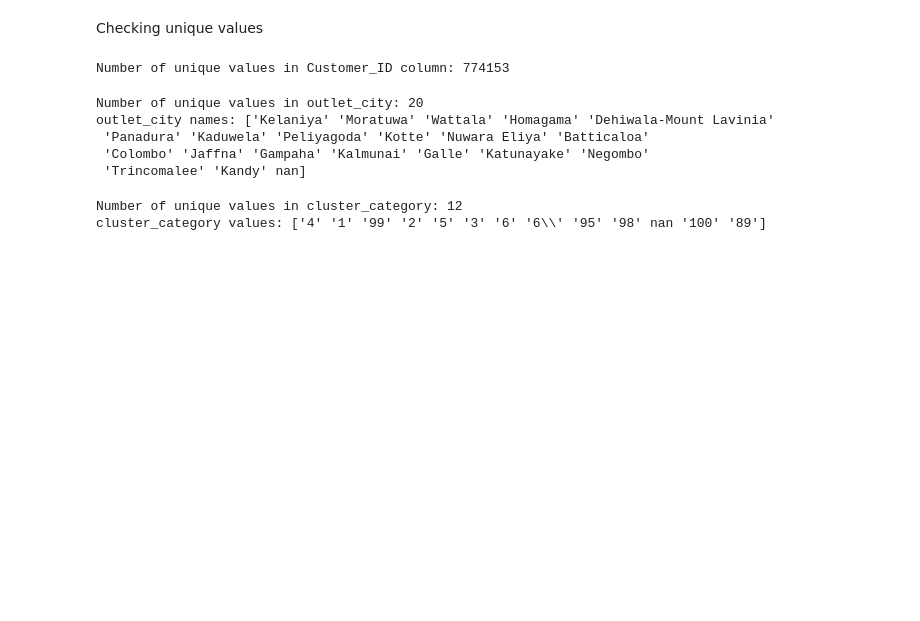
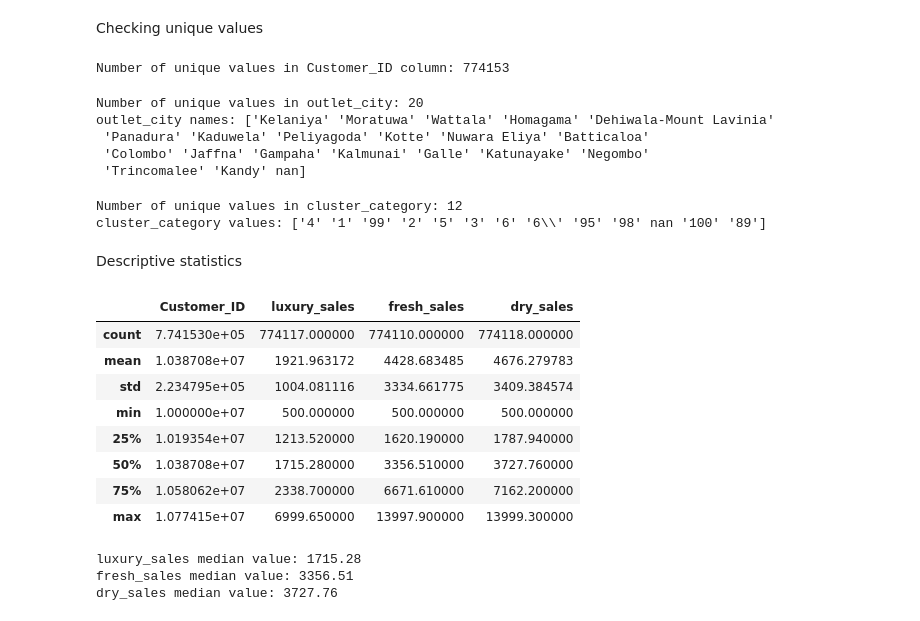
Before and after one commit to Krishnadayal/Data-Science-Project-Lifecycle, a Jupyter notebook: Finalised_Train.ipynb, the cells around one changed output. Drawn from its saved outputs; the diff is of its cells as text; code cells hidden in the pictures; blank space fills up the shorter version.

```diff
--- a/Finalised_Train.ipynb
+++ b/Finalised_Train.ipynb
@@ -325,3 +325,25 @@ print(f"cluster_category values: {train_data['cluster_catgeory'].unique()}")
 # %% [output]
 Number of unique values in cluster_category: 12
 cluster_category values: ['4' '1' '99' '2' '5' '3' '6' '6\\' '95' '98' nan '100' '89']
+# %% [markdown]
+Descriptive statistics
+# %%
+train_data.describe()
+# %% [output]
+|  | Customer_ID | luxury_sales | fresh_sales | dry_sales |
+| count | 7.741530e+05 | 774117.000000 | 774110.000000 | 774118.000000 |
+| mean | 1.038708e+07 | 1921.963172 | 4428.683485 | 4676.279783 |
+| std | 2.234795e+05 | 1004.081116 | 3334.661775 | 3409.384574 |
+| min | 1.000000e+07 | 500.000000 | 500.000000 | 500.000000 |
+| 25% | 1.019354e+07 | 1213.520000 | 1620.190000 | 1787.940000 |
+| 50% | 1.038708e+07 | 1715.280000 | 3356.510000 | 3727.760000 |
+| 75% | 1.058062e+07 | 2338.700000 | 6671.610000 | 7162.200000 |
+| max | 1.077415e+07 | 6999.650000 | 13997.900000 | 13999.300000 |
+# %%
+print(f"luxury_sales median value: {train_data['luxury_sales'].median()}")
+print(f"fresh_sales median value: {train_data['fresh_sales'].median()}")
+print(f"dry_sales median value: {train_data['dry_sales'].median()}")
+# %% [output]
+luxury_sales median value: 1715.28
+fresh_sales median value: 3356.51
+dry_sales median value: 3727.76
```
Also changed, not shown: parts of 2 cells of this notebook.
